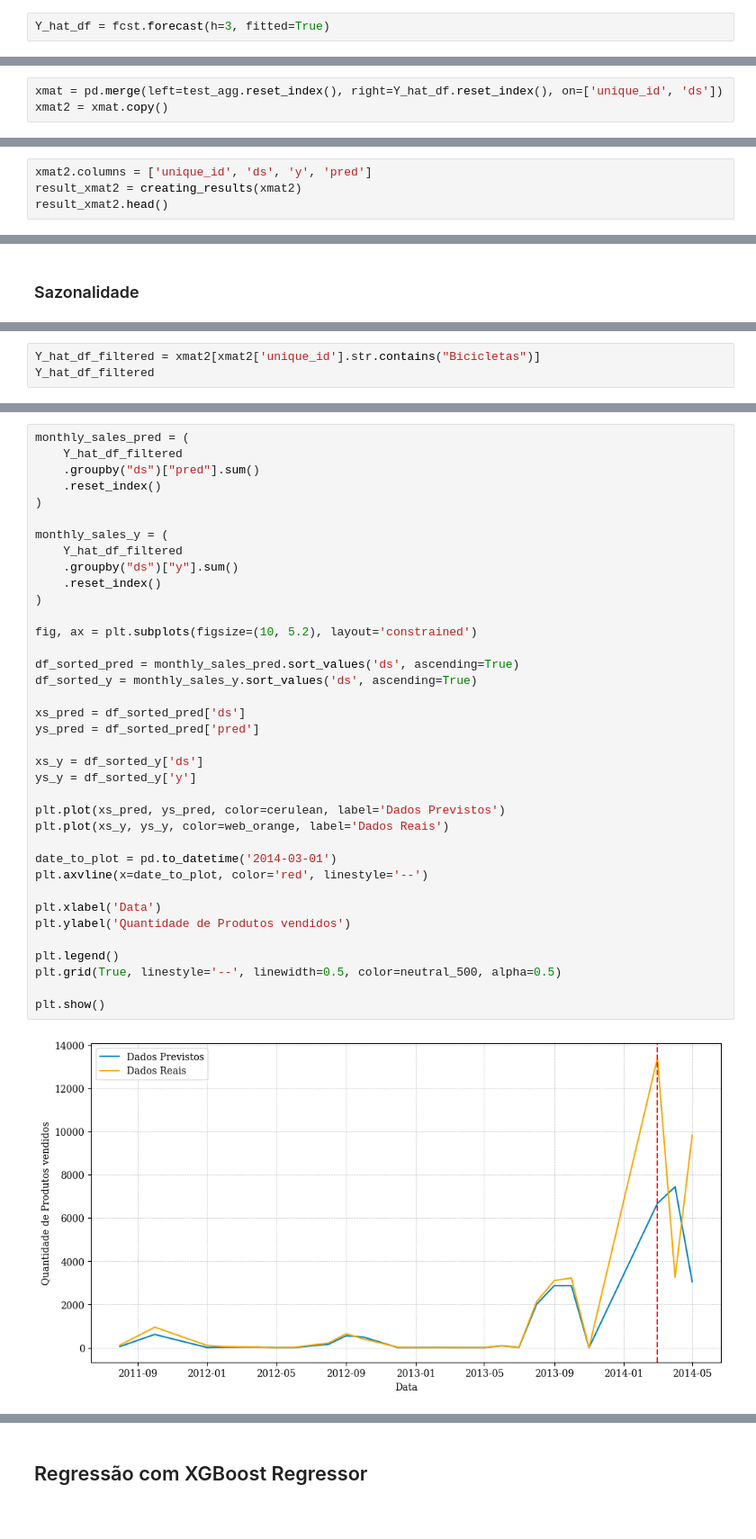
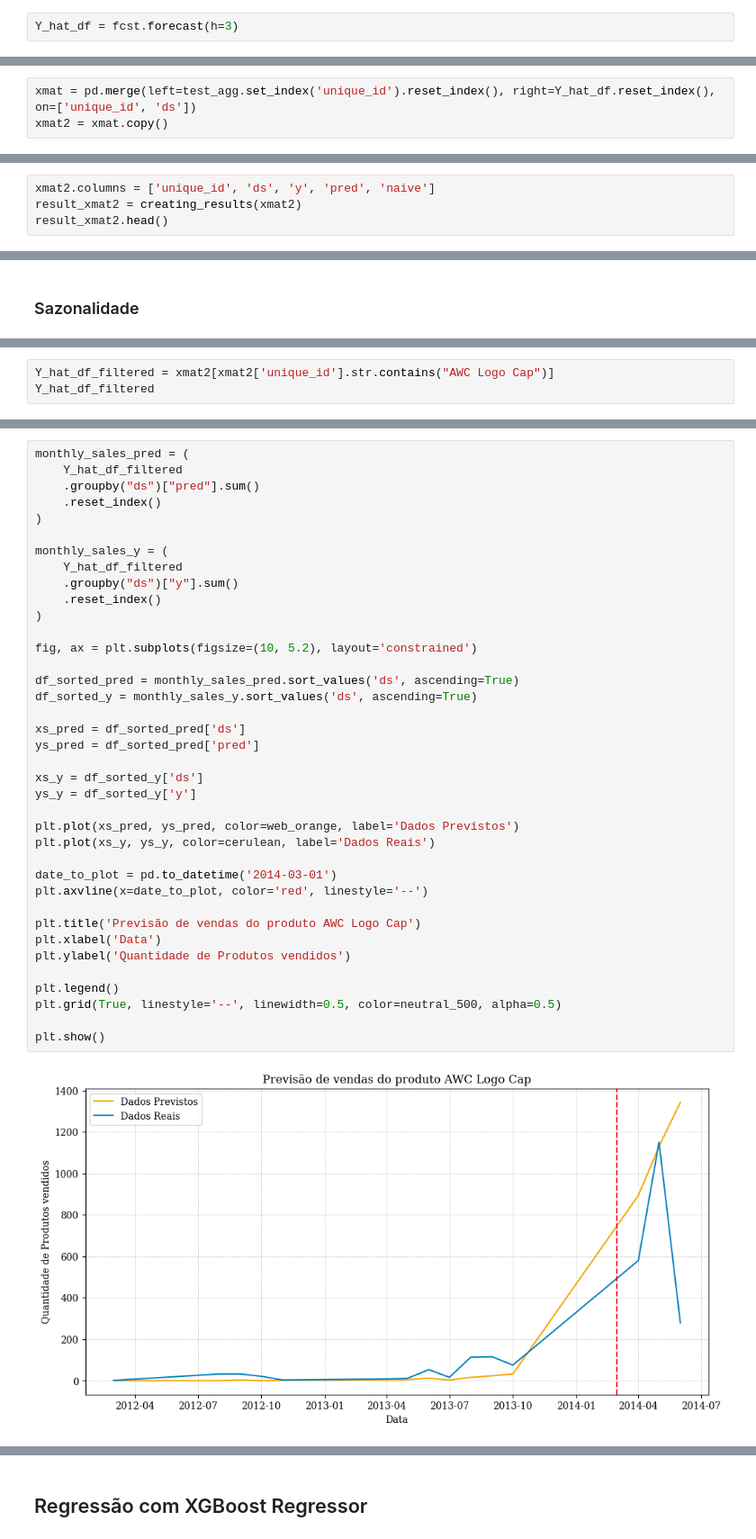
Before and after one commit to andressagomes26/adventure_works_demand_forecast, a Jupyter notebook: demand_forecast.ipynb, the cells around one changed output, grey strips where cells are left out. Shown at 90% size. Cells and saved outputs as stored; diff of their text form.

Commit message:
updating demand forecast

```diff
--- a/demand_forecast.ipynb
+++ b/demand_forecast.ipynb
@@ -462,4 +464,4 @@ fcst = StatsForecast(
     n_jobs=-1
   )
 # %%
-Y_hat_df = fcst.forecast(h=3, fitted=True)
+Y_hat_df = fcst.forecast(h=3)
@@ -468,5 +468,5 @@ Y_hat_df = fcst.forecast(h=3, fitted=True)
 # %%
-xmat = pd.merge(left=test_agg.reset_index(), right=Y_hat_df.reset_index(), on=['unique_id', 'ds'])
+xmat = pd.merge(left=test_agg.set_index('unique_id').reset_index(), right=Y_hat_df.reset_index(), on=['unique_id', 'ds'])
 xmat2 = xmat.copy()
 # %% [markdown]
 **Previsão sobre a demanda dos próximos 3 meses de cada produto/país/loja**
@@ -524,7 +524,7 @@ def creating_results(p_rec_):
 # %%
 xmat2 = xmat.copy()
 # %%
-xmat2.columns = ['unique_id', 'ds', 'y', 'pred']
+xmat2.columns = ['unique_id', 'ds', 'y', 'pred', 'naive']
 result_xmat2 = creating_results(xmat2)
 result_xmat2.head()
 # %% [output]
@@ -589,4 +590,4 @@ plt.show()
 # %%
-Y_hat_df_filtered = xmat2[xmat2['unique_id'].str.contains("Bicicletas")]
+Y_hat_df_filtered = xmat2[xmat2['unique_id'].str.contains("AWC Logo Cap")]
 Y_hat_df_filtered
 # %% [output]
@@ -612,36 +613,37 @@ monthly_sales_pred = (
 
 monthly_sales_y = (
     Y_hat_df_filtered
     .groupby("ds")["y"].sum()
     .reset_index()
 )
 
 fig, ax = plt.subplots(figsize=(10, 5.2), layout='constrained')
 
 df_sorted_pred = monthly_sales_pred.sort_values('ds', ascending=True)
 df_sorted_y = monthly_sales_y.sort_values('ds', ascending=True)
 
 xs_pred = df_sorted_pred['ds']
 ys_pred = df_sorted_pred['pred']
 
 xs_y = df_sorted_y['ds']
 ys_y = df_sorted_y['y']
 
-plt.plot(xs_pred, ys_pred, color=cerulean, label='Dados Previstos')
-plt.plot(xs_y, ys_y, color=web_orange, label='Dados Reais')
+plt.plot(xs_pred, ys_pred, color=web_orange, label='Dados Previstos')
+plt.plot(xs_y, ys_y, color=cerulean, label='Dados Reais')
 
 date_to_plot = pd.to_datetime('2014-03-01')
 plt.axvline(x=date_to_plot, color='red', linestyle='--')
 
+plt.title('Previsão de vendas do produto AWC Logo Cap')
 plt.xlabel('Data')
 plt.ylabel('Quantidade de Produtos vendidos')
 
 plt.legend()
 plt.grid(True, linestyle='--', linewidth=0.5, color=neutral_500, alpha=0.5)
 
 plt.show()
 # %% [output]
-[figure, old version]
+[figure, new version]
 # %%
 monthly_sales = (
     Y_hat_df_filtered
```
Also changed, not shown: parts of 53 cells of this notebook.
